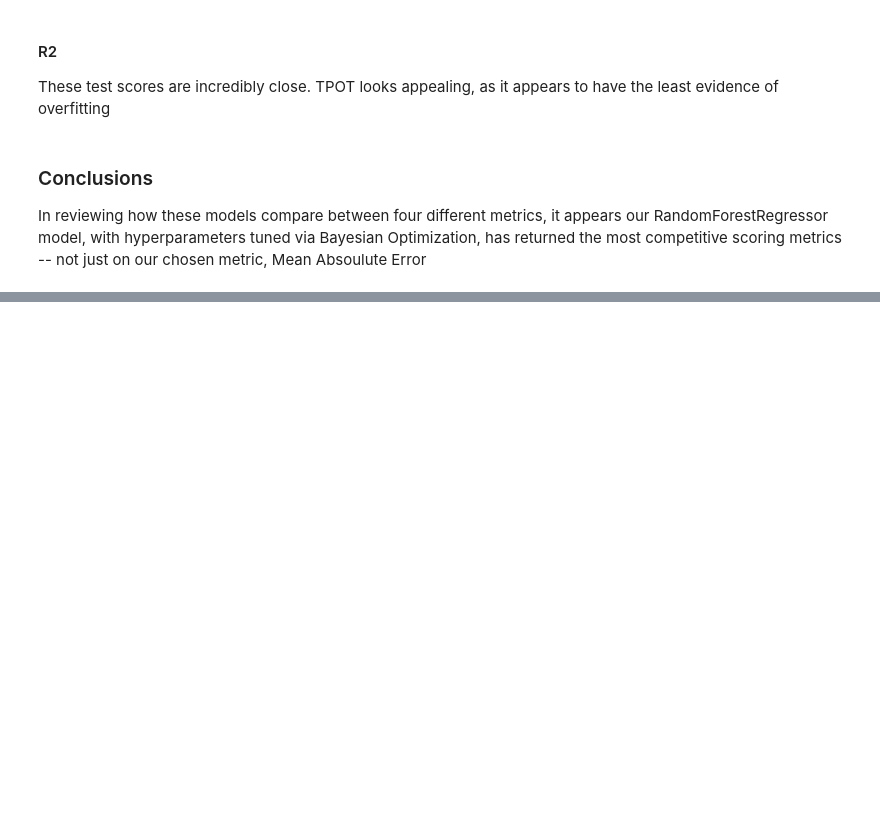
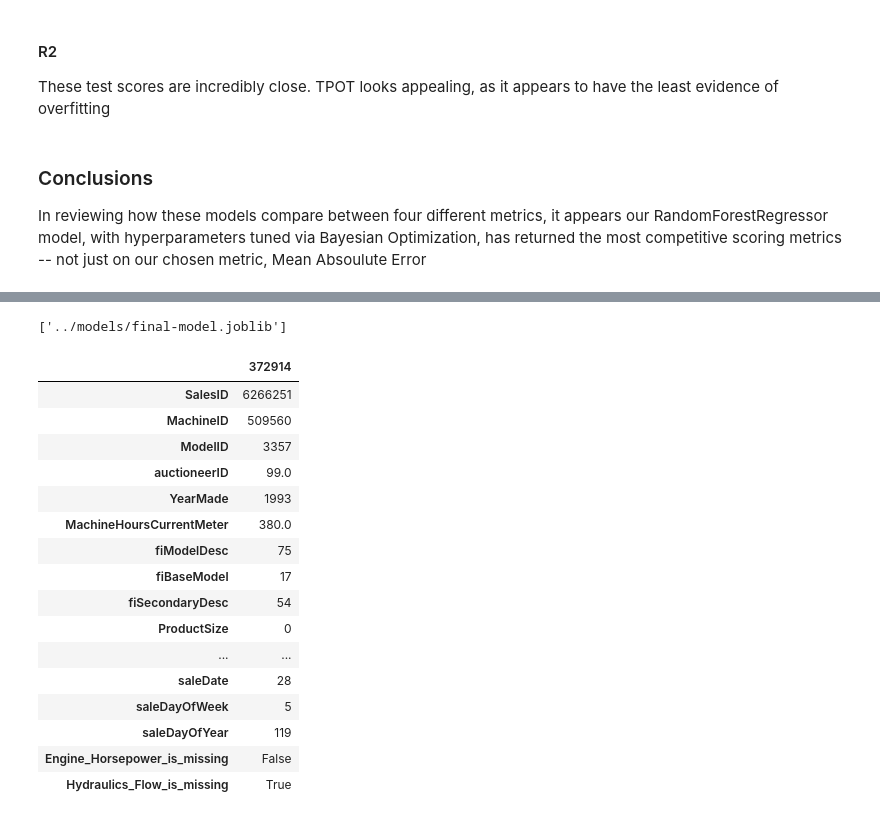
Before and after one commit to gregmckenzie88/Bulldozer-Price-Prediction, a Jupyter notebook: notebooks/preprocessing_and_training.ipynb, the cells around one changed output, grey strips where cells are left out. Drawn from its saved outputs; the diff is of its cells as text; code cells hidden in the pictures; blank space fills up the shorter version.

```diff
--- a/notebooks/preprocessing_and_training.ipynb
+++ b/notebooks/preprocessing_and_training.ipynb
@@ -618,7 +563,7 @@ for model, metrics in scores.items():
             'Type': metric_type,
             'Score': score
         })
-df = pd.DataFrame(data)
+scores_df = pd.DataFrame(data)
 # %%
 def plot_metric(metric):
     g = sns.catplot(
@@ -669,0 +663,3 @@ In reviewing how these models compare between four different metrics, it appears
+# %%
+X = df.drop(columns=['SalePrice', *unimportant_feature_names])
+y = df['SalePrice']
@@ -669,0 +676,6 @@ In reviewing how these models compare between four different metrics, it appears
+# %%
+filename = 'final-model.joblib'
+dump_dir = f"{models_dir}{filename}"
+# dump(final_model, dump_dir)
+# %% [output]
+['../models/final-model.joblib']
@@ -669,0 +684,20 @@ In reviewing how these models compare between four different metrics, it appears
+# %%
+X.tail(1).T
+# %% [output]
+|  | 372914 |
+| SalesID | 6266251 |
+| MachineID | 509560 |
+| ModelID | 3357 |
+| auctioneerID | 99.0 |
+| YearMade | 1993 |
+| MachineHoursCurrentMeter | 380.0 |
+| fiModelDesc | 75 |
+| fiBaseModel | 17 |
+| fiSecondaryDesc | 54 |
+| ProductSize | 0 |
+| ... | ... |
+| saleDate | 28 |
+| saleDayOfWeek | 5 |
+| saleDayOfYear | 119 |
+| Engine_Horsepower_is_missing | False |
+| Hydraulics_Flow_is_missing | True |
```
Also changed, not shown: parts of 29 cells of this notebook, 1 other file.
